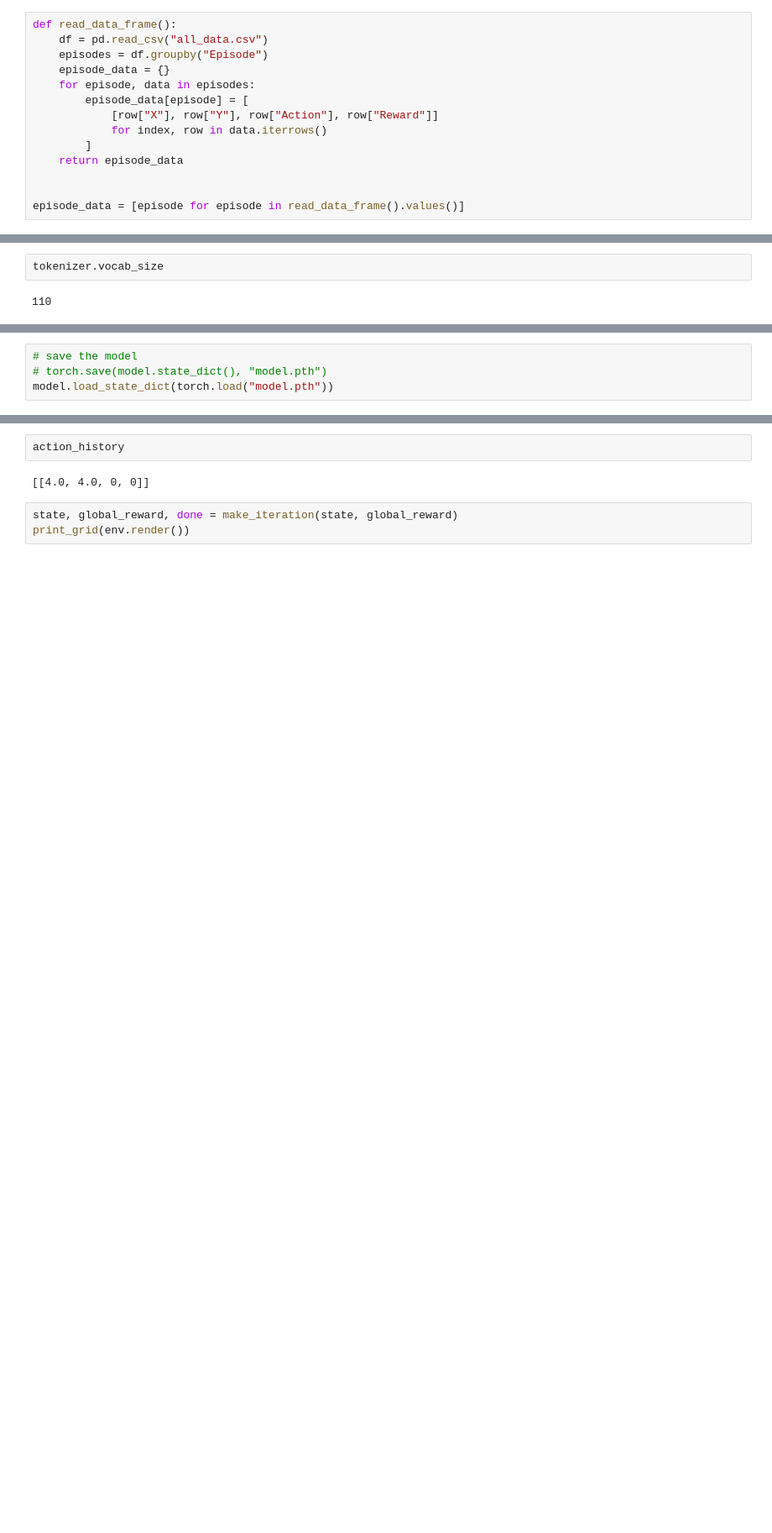
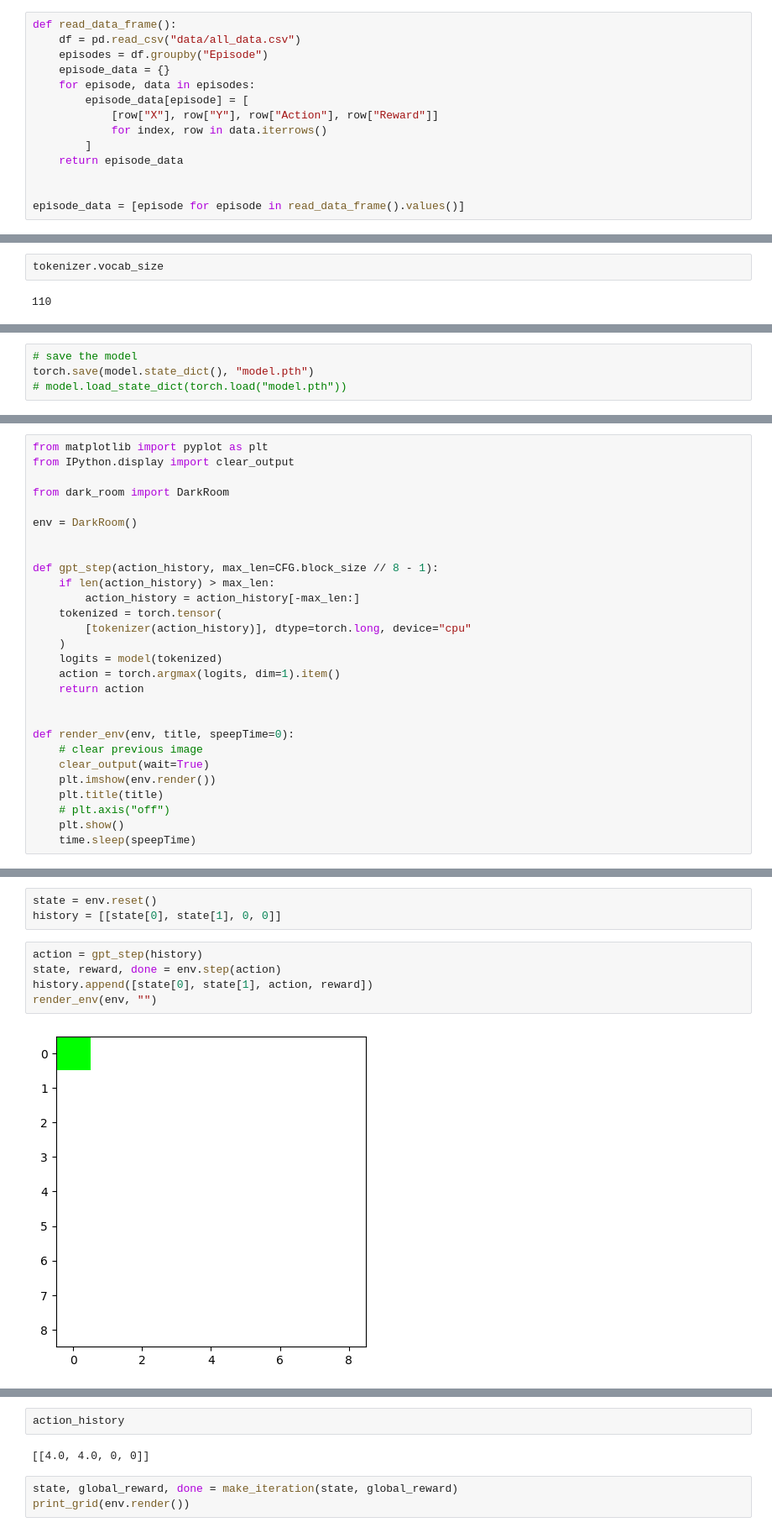
Before and after one commit to kirill-yatsy/algorithm_distillation, a Jupyter notebook: test.ipynb, the cells around one changed output, grey strips where cells are left out. Shown at 84% size. Saved outputs shown, nothing was run; the diff lists cells and outputs as text; blank space fills up the shorter version.

```diff
--- a/test.ipynb
+++ b/test.ipynb
@@ -23,7 +30,7 @@ torch.cuda.manual_seed_all(seed)
 os.environ["CUDA_LAUNCH_BLOCKING"] = "1"
 # %%
 def read_data_frame():
-    df = pd.read_csv("all_data.csv")
+    df = pd.read_csv("data/all_data.csv")
     episodes = df.groupby("Episode")
     episode_data = {}
     for episode, data in episodes:
@@ -629,4 +640,4 @@ Test Accuracy: 0.8137
 # %%
 # save the model
-# torch.save(model.state_dict(), "model.pth")
-model.load_state_dict(torch.load("model.pth"))
+torch.save(model.state_dict(), "model.pth")
+# model.load_state_dict(torch.load("model.pth"))
@@ -634,0 +644,28 @@ model.load_state_dict(torch.load("model.pth"))
+# %%
+from matplotlib import pyplot as plt
+from IPython.display import clear_output
+
+from dark_room import DarkRoom
+
+env = DarkRoom()
+
+
+def gpt_step(action_history, max_len=CFG.block_size // 8 - 1):
+    if len(action_history) > max_len:
+        action_history = action_history[-max_len:]
+    tokenized = torch.tensor(
+        [tokenizer(action_history)], dtype=torch.long, device="cpu"
+    )
+    logits = model(tokenized)
+    action = torch.argmax(logits, dim=1).item()
+    return action
+
+
+def render_env(env, title, speepTime=0):
+    # clear previous image
+    clear_output(wait=True)
+    plt.imshow(env.render())
+    plt.title(title)
+    # plt.axis("off")
+    plt.show()
+    time.sleep(speepTime)
@@ -634,0 +674,10 @@ model.load_state_dict(torch.load("model.pth"))
+# %%
+state = env.reset()
+history = [[state[0], state[1], 0, 0]]
+# %%
+action = gpt_step(history)
+state, reward, done = env.step(action)
+history.append([state[0], state[1], action, reward])
+render_env(env, "")
+# %% [output]
+[figure, added]
```
Also changed, not shown: parts of 9 cells of this notebook, 14 other files.
